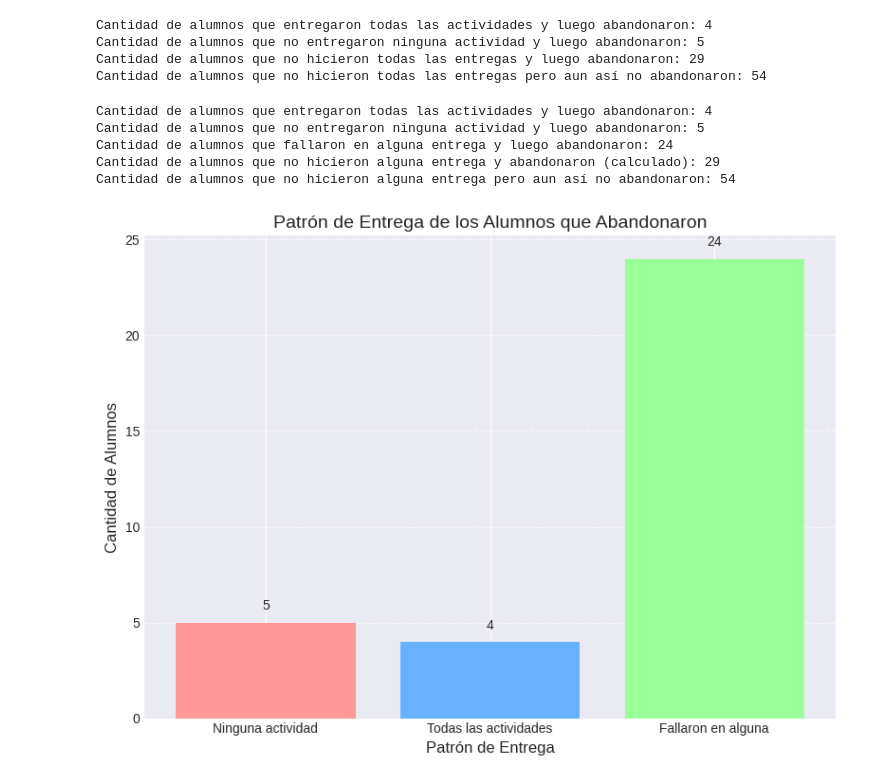
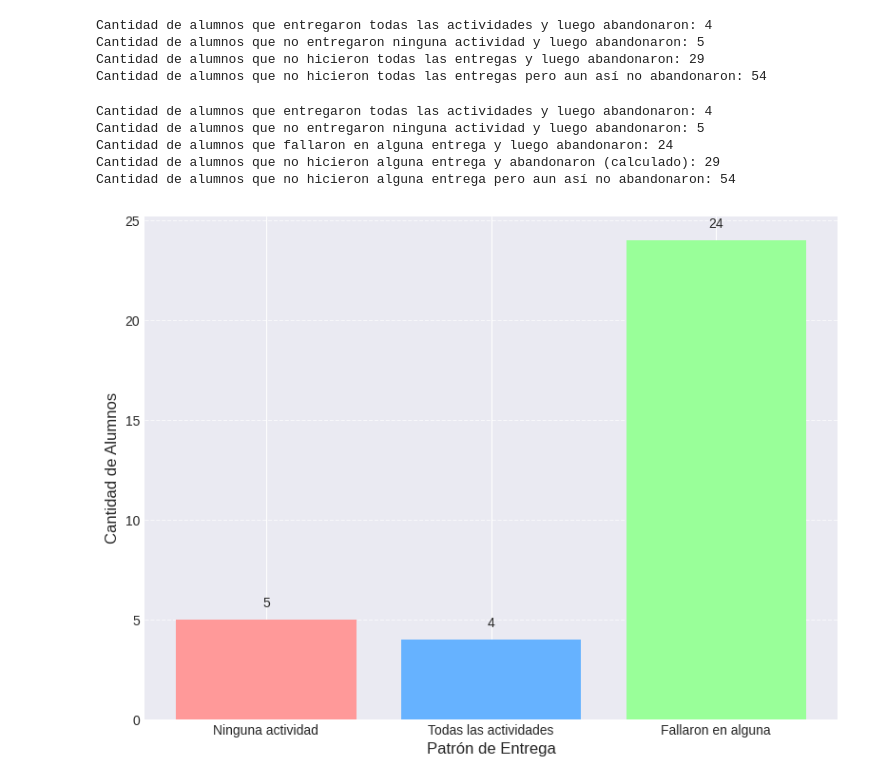
Before and after one commit to Cmanzano03/TFG_cmi_Moodle, a Jupyter notebook: notebooks/EDA/sankey_diagram.ipynb, the cells around one changed output. Drawn from its saved outputs; the diff is of its cells as text; code cells hidden in the pictures.

```diff
--- a/notebooks/EDA/sankey_diagram.ipynb
+++ b/notebooks/EDA/sankey_diagram.ipynb
@@ -221,7 +221,6 @@ plt.style.use('seaborn-v0_8-darkgrid') # Estilo más estético
 # Diagrama 1: Patrón de entrega de alumnos que abandonaron
 plt.figure(figsize=(8, 6))
 plt.bar(df_abandoned_pattern['Patrón de Entrega'], df_abandoned_pattern['Cantidad de Alumnos'], color=['#FF9999', '#66B2FF', '#99FF99'])
-plt.title('Patrón de Entrega de los Alumnos que Abandonaron', fontsize=14)
 plt.xlabel('Patrón de Entrega', fontsize=12)
 plt.ylabel('Cantidad de Alumnos', fontsize=12)
 plt.grid(axis='y', linestyle='--', alpha=0.7)
@@ -230,34 +229,34 @@ for i, val in enumerate(df_abandoned_pattern['Cantidad de Alumnos']):
 plt.tight_layout()
 plt.show()
 
 
 # Diagrama 2: Alumnos que abandonaron el test de complejidad (Contraintuitivo)
 plt.figure(figsize=(7, 7))
 plt.pie(df_test_complejidad['Cantidad de Alumnos'], labels=df_test_complejidad['Hizo Test de Complejidad'], autopct='%1.1f%%',
         colors=['#FFCC99', '#A3D900'], startangle=90, explode=(0.05, 0)) # explode para destacar ligeramente
 plt.title('De 33 Abandonos en Test Complejidad: ¿Quiénes lo hicieron?', fontsize=14)
 plt.axis('equal') # Asegura que el pastel sea un círculo
 plt.tight_layout()
 plt.show()
 
 # Diagrama 3: Alumnos que no hicieron alguna entrega y su estado final
 plt.figure(figsize=(8, 6))
 plt.bar(df_no_all_delivered_status['Estado Final'], df_no_all_delivered_status['Cantidad de Alumnos'], color=['#FF6666', '#66CC99'])
 plt.title('Alumnos que No Hicieron Alguna Entrega: ¿Abandonaron o Siguieron?', fontsize=14)
 plt.xlabel('Estado Final', fontsize=12)
 plt.ylabel('Cantidad de Alumnos', fontsize=12)
 plt.grid(axis='y', linestyle='--', alpha=0.7)
 for i, val in enumerate(df_no_all_delivered_status['Cantidad de Alumnos']):
     plt.text(i, val + 0.5, str(val), ha='center', va='bottom', fontsize=10)
 plt.tight_layout()
 plt.show()
 # %% [output]
 Cantidad de alumnos que entregaron todas las actividades y luego abandonaron: 4
 Cantidad de alumnos que no entregaron ninguna actividad y luego abandonaron: 5
 Cantidad de alumnos que fallaron en alguna entrega y luego abandonaron: 24
 Cantidad de alumnos que no hicieron alguna entrega y abandonaron (calculado): 29
 Cantidad de alumnos que no hicieron alguna entrega pero aun así no abandonaron: 54
-[figure, old version]
+[figure, new version]
 [figure]
 [figure]
 # %%
```
Also changed, not shown: parts of 1 cell of this notebook, 3 other files.
